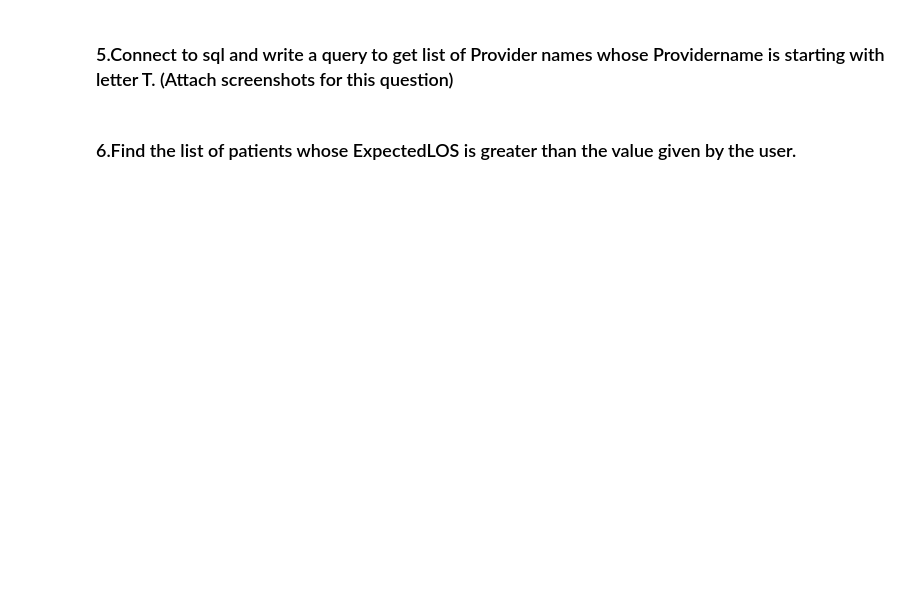
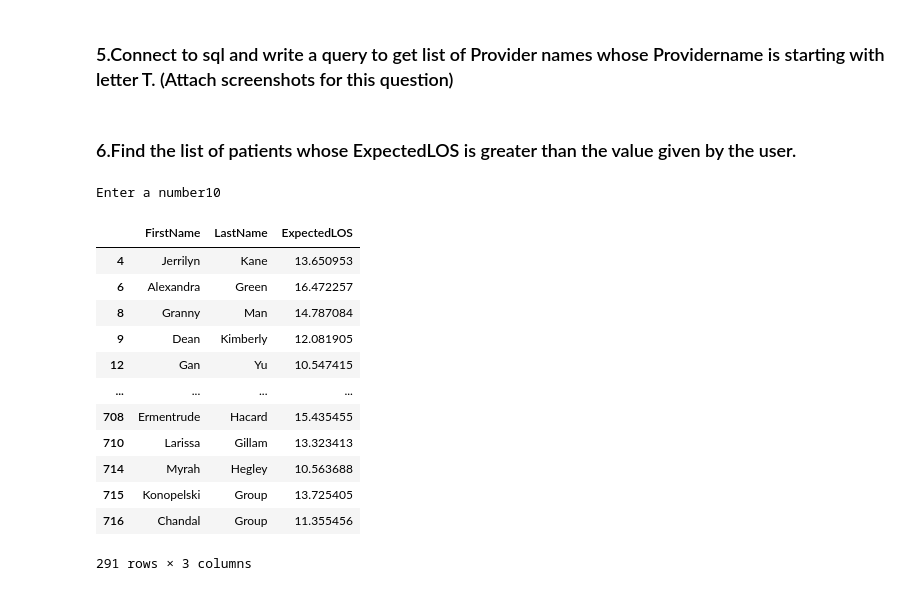
Before and after one commit to Amitha-sridhar/Py-Coders, a Jupyter notebook: PY-Coders_Lavanya.ipynb, the cells around one changed output. Cells and saved outputs as stored; diff of their text form; code cells hidden in the pictures; blank space fills up the shorter version.

```diff
--- a/PY-Coders_Lavanya.ipynb
+++ b/PY-Coders_Lavanya.ipynb
@@ -24,3 +12,8 @@ Patients
+# %%
+df_hosp = pd.read_excel('HospitalDatabase.xlsx',sheet_name = None)
 # %% [markdown]
 ### 1.Replace all the null values in ReadmissionFlag with 0.
+# %%
+re_adm=df_hosp['ReAdmissionRegistry']
+discharges=df_hosp['Discharges']
 # %%
@@ -74,3 +54,26 @@ Spanish_count.filter(like = 'Spanish').reset_index(name='PatientCount')
 ### 5.Connect to sql and write a query to get list of Provider names whose Providername is starting with letter T.  (Attach screenshots for this question)
 # %% [markdown]
 ### 6.Find the list of patients whose ExpectedLOS is greater than the value given by the user.
+# %%
+expLOS=pd.merge(pats,discharges,on='PatientID')
+expLOS=expLOS[(expLOS['ExpectedLOS']> float(input("Enter a number")))]
+expLOS[['FirstName','LastName','ExpectedLOS']]
+#find = input("Enter Some Value: ")
+find = float(find)
+find1=Disc.query("ExpectedLOS >= @find", engine='python')[['PatientID','ExpectedLOS']]
+find1
+# %% [output]
+Enter a number10
+|  | FirstName | LastName | ExpectedLOS |
+| 4 | Jerrilyn | Kane | 13.650953 |
+| 6 | Alexandra | Green | 16.472257 |
+| 8 | Granny | Man | 14.787084 |
+| 9 | Dean | Kimberly | 12.081905 |
+| 12 | Gan | Yu | 10.547415 |
+| ... | ... | ... | ... |
+| 708 | Ermentrude | Hacard | 15.435455 |
+| 710 | Larissa | Gillam | 13.323413 |
+| 714 | Myrah | Hegley | 10.563688 |
+| 715 | Konopelski | Group | 13.725405 |
+| 716 | Chandal | Group | 11.355456 |
+291 rows × 3 columns
```
Also changed, not shown: parts of 30 cells of this notebook.
